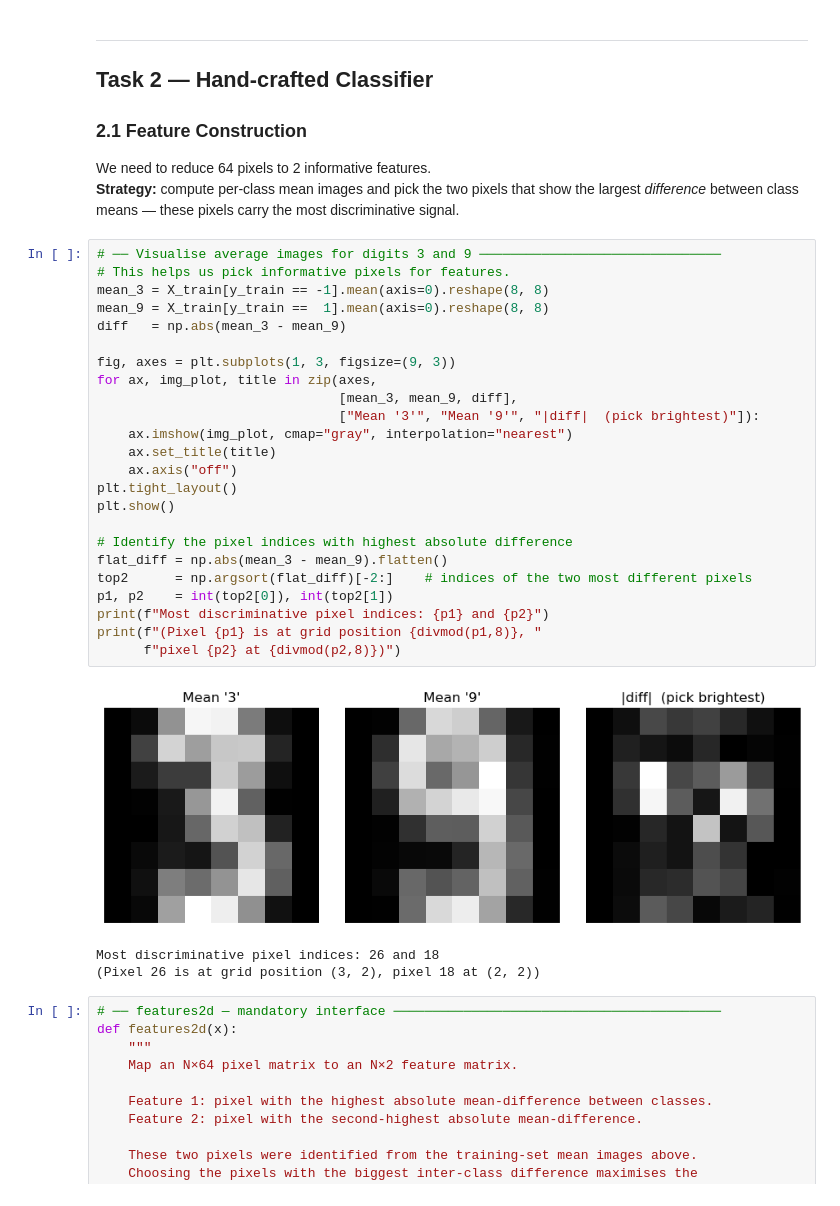
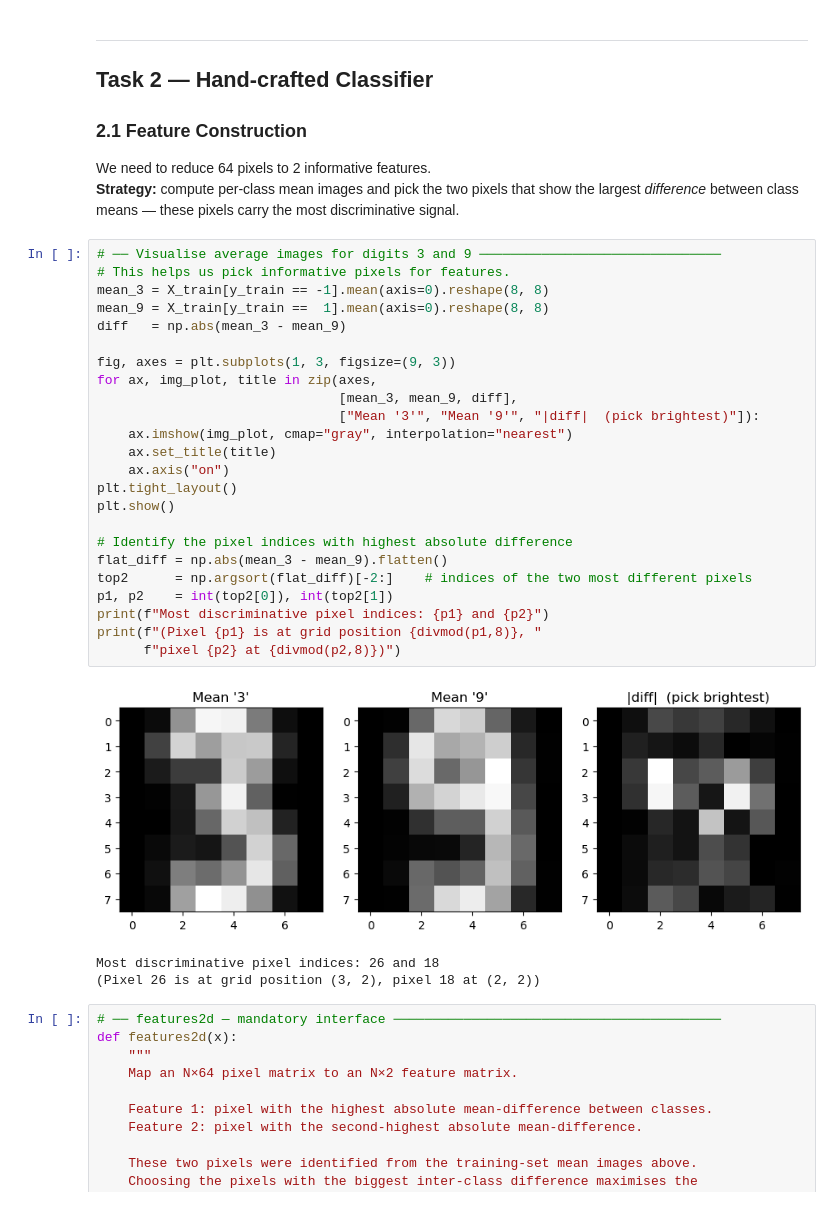
Before and after one commit to Tempestas-SE/MLE-SS26, a Jupyter notebook: Tester/linear-classifiers_v2.ipynb, the cells around one changed output. Drawn from its saved outputs; the diff is of its cells as text.

Commit message:
Fixed error outputs, graph and test output cleared

```diff
--- a/Tester/linear-classifiers_v2.ipynb
+++ b/Tester/linear-classifiers_v2.ipynb
@@ -78,29 +78,29 @@ We need to reduce 64 pixels to 2 informative features.
 # %%
 # ── Visualise average images for digits 3 and 9 ───────────────────────────────
 # This helps us pick informative pixels for features.
 mean_3 = X_train[y_train == -1].mean(axis=0).reshape(8, 8)
 mean_9 = X_train[y_train ==  1].mean(axis=0).reshape(8, 8)
 diff   = np.abs(mean_3 - mean_9)
 
 fig, axes = plt.subplots(1, 3, figsize=(9, 3))
 for ax, img_plot, title in zip(axes,
                                [mean_3, mean_9, diff],
                                ["Mean '3'", "Mean '9'", "|diff|  (pick brightest)"]):
     ax.imshow(img_plot, cmap="gray", interpolation="nearest")
     ax.set_title(title)
-    ax.axis("off")
+    ax.axis("on")
 plt.tight_layout()
 plt.show()
 
 # Identify the pixel indices with highest absolute difference
 flat_diff = np.abs(mean_3 - mean_9).flatten()
 top2      = np.argsort(flat_diff)[-2:]    # indices of the two most different pixels
 p1, p2    = int(top2[0]), int(top2[1])
 print(f"Most discriminative pixel indices: {p1} and {p2}")
 print(f"(Pixel {p1} is at grid position {divmod(p1,8)}, "
       f"pixel {p2} at {divmod(p2,8)})")
 # %% [output]
-[figure, old version]
+[figure, new version]
 Most discriminative pixel indices: 26 and 18
 (Pixel 26 is at grid position (3, 2), pixel 18 at (2, 2))
 # %%
```
Also changed, not shown: parts of 9 cells of this notebook.
